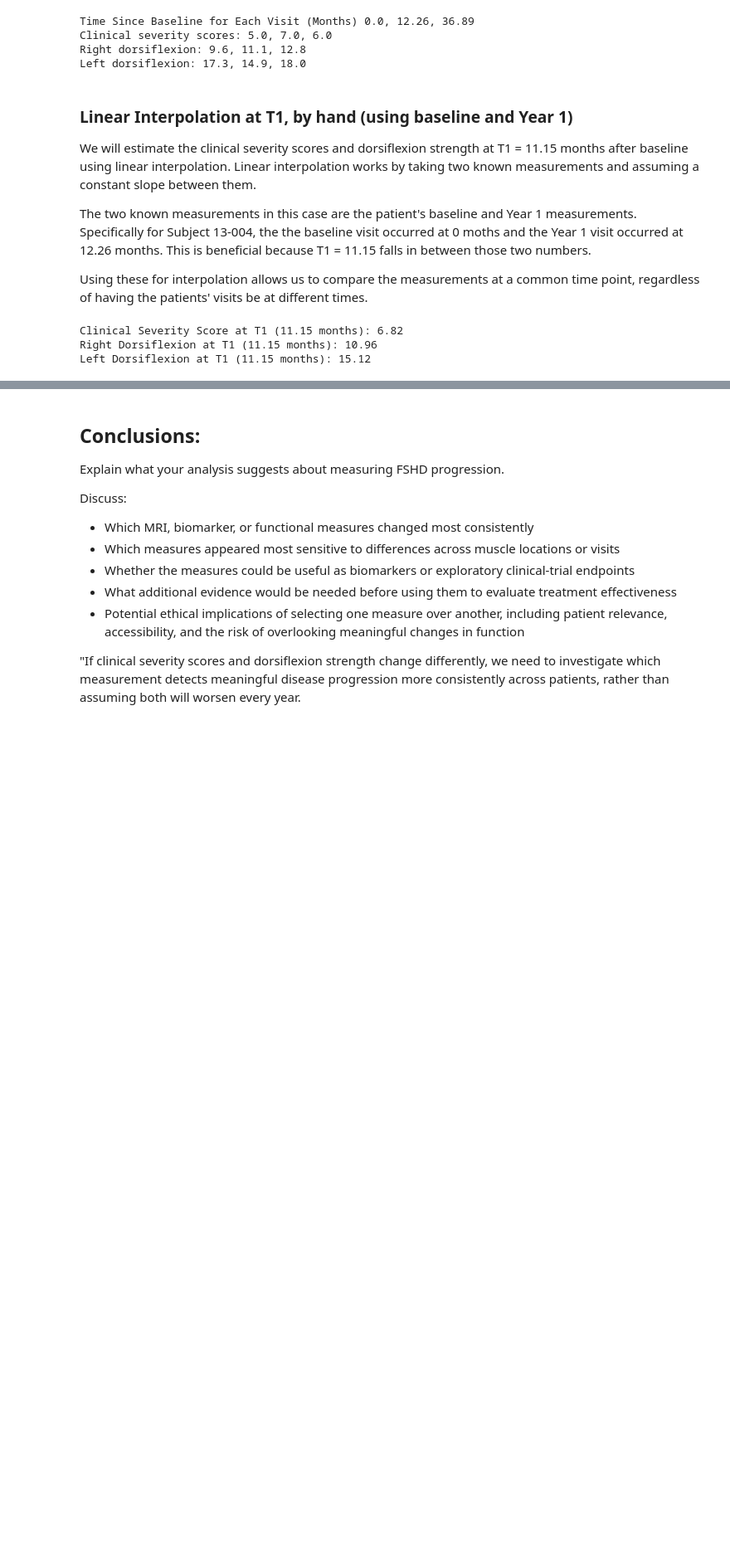
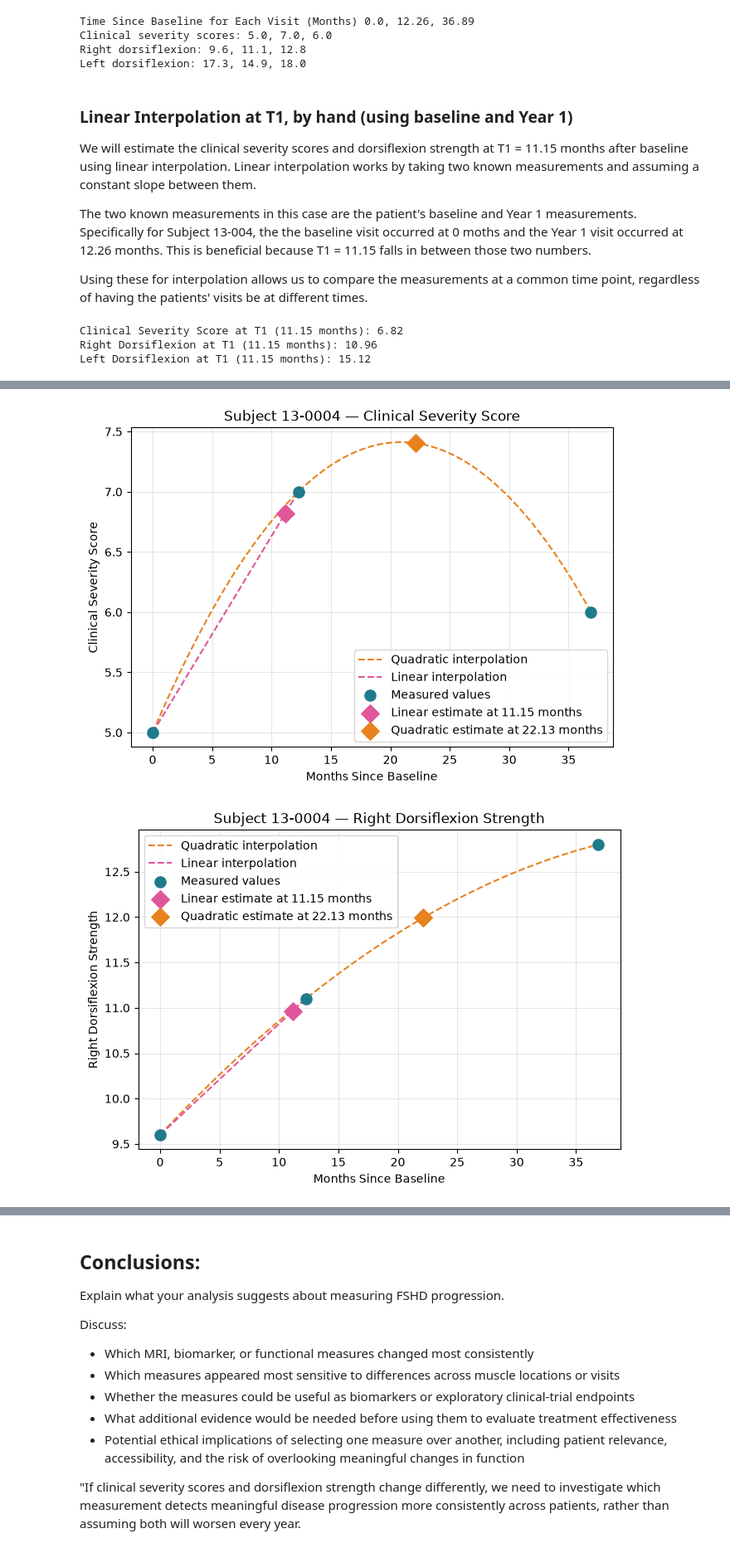
Before and after one commit to mabouassi2288/Module-2, a Jupyter notebook: FSHD_Module2_Project_Mona_Victor.ipynb, the cells around one changed output, grey strips where cells are left out. Shown at 83% size. Cells and saved outputs as stored; diff of their text form; code cells hidden in the pictures; blank space fills up the shorter version.

Commit message:
finished interpolation

```diff
--- a/FSHD_Module2_Project_Mona_Victor.ipynb
+++ b/FSHD_Module2_Project_Mona_Victor.ipynb
@@ -661,0 +658,19 @@ We will apply this method separately to clinical severity scores, right dorsifle
+# %%
+# Perform quadratic interpolation using all three visits
+for name, values in [
+    ("Clinical Severity Score", severity_values),
+    ("Right Dorsiflexion", dorsiflexion_R),
+    ("Left Dorsiflexion", dorsiflexion_L)
+]:
+    # Set up matrices using all three visit times
+    Z = np.array([[1, x, x**2] for x in lag_months])
+    Y = values
+
+    # Solve for the coefficients
+    A = np.linalg.solve(Z, Y)
+    a1, a2, a3 = A
+
+    # Estimate the measurement at T2
+    estimate_T2 = a1 + a2 * T2 + a3 * T2**2
+
+    print(f"{name} at T2 ({T2:.2f} months): {estimate_T2:.2f}")
@@ -661,0 +726,57 @@ We will apply this method separately to clinical severity scores, right dorsifle
+# %%
+# Colors for the plots
+TEAL = "#1f7a8c"
+PINK = "#e0569b"
+ORANGE = "#e8821e"
+
+# Plot each measurement separately
+for name, values in [
+    ("Clinical Severity Score", severity_values),
+    ("Right Dorsiflexion Strength", dorsiflexion_R),
+    ("Left Dorsiflexion Strength", dorsiflexion_L)
+]:
+    # Create interpolation functions for this measurement
+    f_linear = interp1d(lag_months[:2], values[:2], kind="linear")
+    f_quadratic = interp1d(lag_months, values, kind="quadratic")
+
+    # Calculate estimates
+    estimate_T1 = float(f_linear(T1))
+    estimate_T2 = float(f_quadratic(T2))
+
+    # Create curves
+    x_linear = np.linspace(lag_months[0], lag_months[1], 100)
+    x_curve = np.linspace(lag_months[0], lag_months[-1], 200)
+
+    plt.figure(figsize=(7.5, 5))
+
+    # Interpolation curves
+    plt.plot(x_curve, f_quadratic(x_curve),
+             color=ORANGE, linestyle="--",
+             label="Quadratic interpolation")
+
+    plt.plot(x_linear, f_linear(x_linear),
+             color=PINK, linestyle="--",
+             label="Linear interpolation")
+
+    # Original measured values
+    plt.scatter(lag_months, values, color=TEAL,
+                s=90, zorder=4, label="Measured values")
+
+    # Interpolated estimates
+    plt.scatter(T1, estimate_T1, color=PINK,
+                marker="D", s=120, zorder=5,
+                label=f"Linear estimate at {T1:.2f} months")
+
+    plt.scatter(T2, estimate_T2, color=ORANGE,
+                marker="D", s=120, zorder=5,
+                label=f"Quadratic estimate at {T2:.2f} months")
+
+    plt.title(f"Subject 13-0004 — {name}")
+    plt.xlabel("Months Since Baseline")
+    plt.ylabel(name)
+    plt.grid(True, alpha=0.3)
+    plt.legend()
+    plt.show()
+# %% [output]
+[figure, added]
+[figure, added]
```
Also changed, not shown: parts of 26 cells of this notebook, 2 other files.
